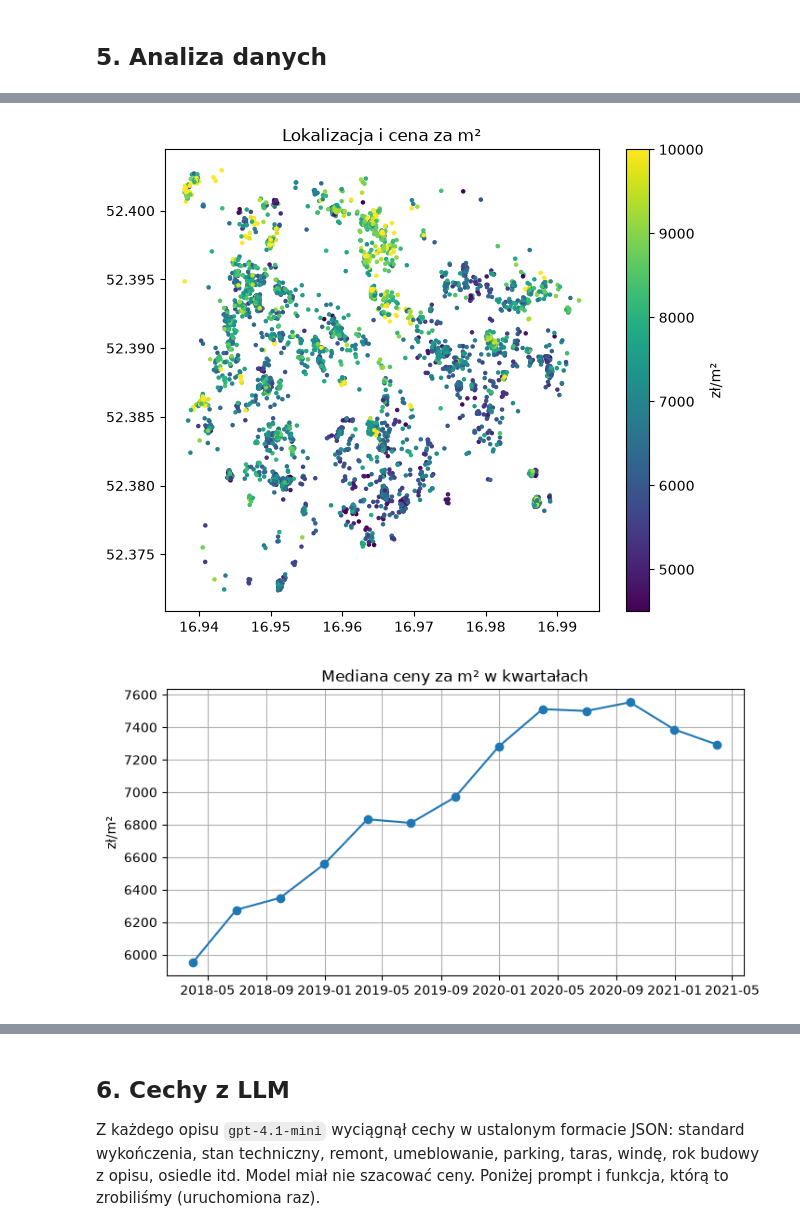
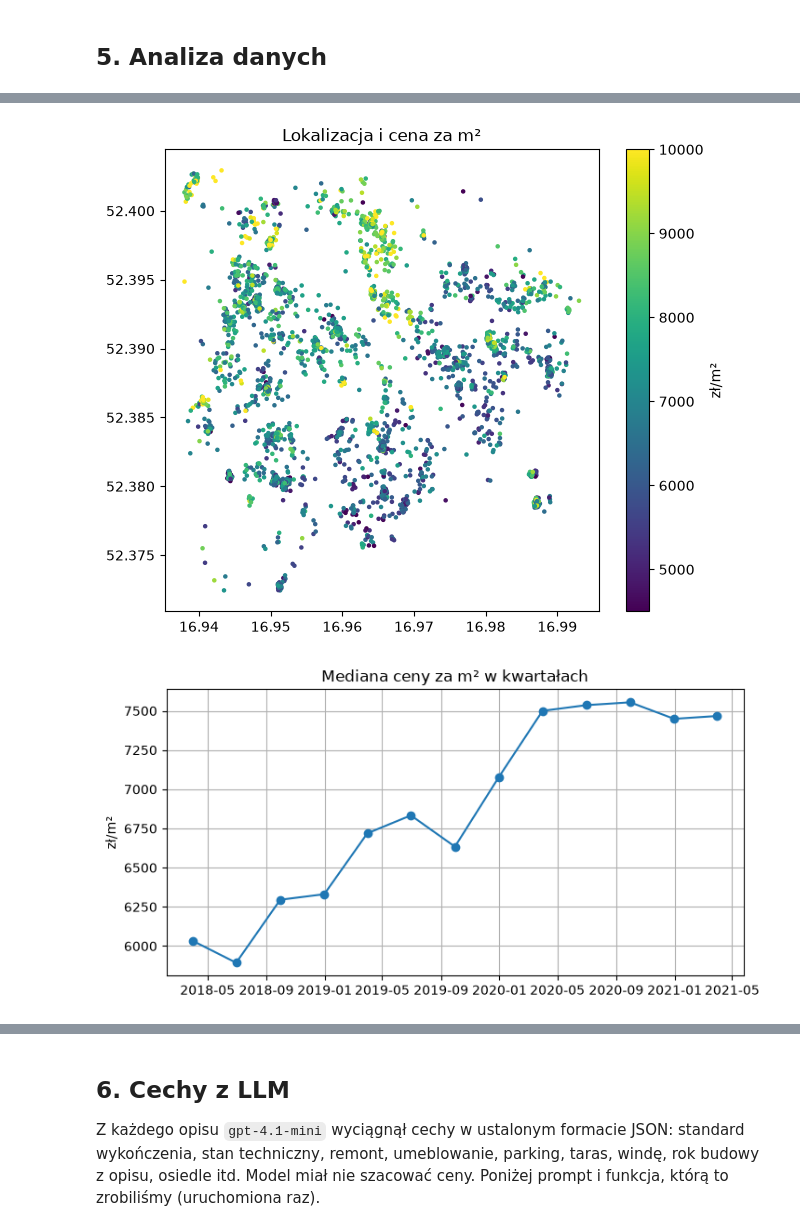
Before and after one commit to szymanskibartosz1/warsztaty_badawcze_projekt_1, a Jupyter notebook: projekt_2/projekt2_olx.ipynb, the cells around one changed output, grey strips where cells are left out. Saved outputs shown, nothing was run; the diff lists cells and outputs as text; code cells hidden in the pictures.

```diff
--- a/projekt_2/projekt2_olx.ipynb
+++ b/projekt_2/projekt2_olx.ipynb
@@ -64,7 +64,8 @@ params.head()
 5 rows × 23 columns
 # %%
 data = df[["id", "price", "m", "price_per_m", "map_lat", "map_lon", "district_lat", "district_lon"]].copy()
-data["created_at_first"] = pd.to_datetime(df["created_at_first"])
+# cena pochodzi z ostatniej aktualizacji ogłoszenia, więc datą ogłoszenia jest created_at
+data["created_at"] = pd.to_datetime(df["created_at"])
 data["no_rooms"] = pd.to_numeric(df["no_rooms"].replace("more", "8"))
 
 floor_map = {"ground_floor": 0, "floor_higher_10": 11}
@@ -117,7 +118,7 @@ dy = (data["map_lat"] - CENTER_LAT) * 111
 dx = (data["map_lon"] - CENTER_LON) * 111 * np.cos(np.radians(CENTER_LAT))
 data["dist_center_km"] = np.sqrt(dx ** 2 + dy ** 2)
 
-data["months_since_start"] = (data["created_at_first"] - data["created_at_first"].min()).dt.days / 30.4
+data["months_since_start"] = (data["created_at"] - data["created_at"].min()).dt.days / 30.4
 data["m_per_room"] = data["m"] / data["no_rooms"]
 data["floor_ratio"] = data["floor"] / data["building_floors_num"]
 # %% [output]
@@ -165,6 +166,11 @@ co tylko zmniejsza losowość podziału, ale nie powoduje wycieku.
 data["group"] = data.groupby(["m", "desc_start"]).ngroup()
 group_size = data.groupby("group")["id"].transform("size")
 print("grup:", data["group"].nunique(), "| ogłoszeń mających kopię:", (group_size > 1).sum())
+
+# embeddingi w cache/ są policzone dla ogłoszeń po czyszczeniu, rows wskazuje ich wiersze
+rows = np.sort(data.groupby("group")["created_at"].idxmax().values)
+data = data.loc[rows].reset_index(drop=True)
+print("po usunięciu kopii:", len(data))
 
 groups = data["group"].unique()
 test_groups = np.random.RandomState(42).choice(groups, size=int(0.2 * len(groups)), replace=False)
@@ -222,18 +229,18 @@ plt.colorbar(label="zł/m²")
 plt.title("Lokalizacja i cena za m²")
 plt.show()
 # %% [output]
-[figure, old version]
+[figure, new version]
 # %%
-quarterly = data.set_index("created_at_first")["price_per_m"].resample("QE").median()
+quarterly = data.set_index("created_at")["price_per_m"].resample("QE").median()
 
 plt.figure(figsize=(8, 4))
 plt.plot(quarterly.index, quarterly.values, marker="o")
 plt.title("Mediana ceny za m² w kwartałach")
 plt.ylabel("zł/m²")
 plt.grid()
 plt.show()
 # %% [output]
-[figure, old version]
+[figure, new version]
 # %%
 dist_bins = pd.cut(data["dist_center_km"], [0, 1, 2, 3, 4, 5, 15])
 data.groupby(dist_bins, observed=True)["price_per_m"].median().plot.bar(figsize=(8, 4))
```
Also changed, not shown: parts of 29 cells of this notebook, 6 other files.
